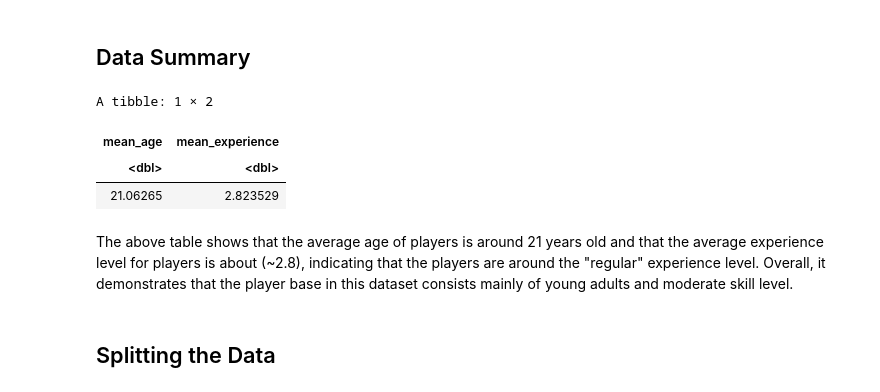
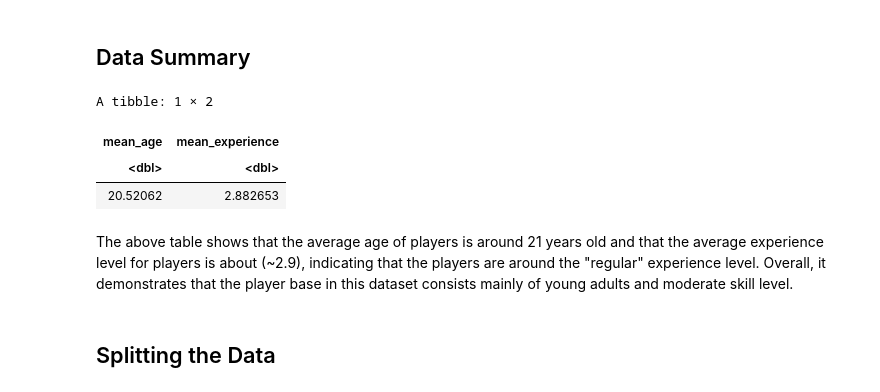
Before and after one commit to kkris72/MineCraft-Data-Science-Project, a Jupyter notebook: MineCraft.ipynb, the cells around one changed output. Cells and saved outputs as stored; diff of their text form; code cells hidden in the pictures.

```diff
--- a/MineCraft.ipynb
+++ b/MineCraft.ipynb
@@ -133,19 +151,19 @@ The bar chart above reveals that there is an imbalance in the dataset, as there
 # %% [markdown]
 ## Data Summary
 # %%
-mean_players <- players_train|>
+mean_players <- players|>
     select(Age, experience_numeric)|>
     summarize(mean_age = mean(Age, na.rm = TRUE),
              mean_experience=mean(experience_numeric, na.rm = TRUE))
 
 mean_players
 # %% [output]
 A tibble: 1 × 2
 | mean_age | mean_experience |
 | <dbl> | <dbl> |
-| 21.06265 | 2.823529 |
+| 20.52062 | 2.882653 |
 # %% [markdown]
-The above table shows that the average age of players is around 21 years old and that the average experience level for players is about (~2.8), indicating that the players are around the "regular" experience level. Overall, it demonstrates that the player base in this dataset consists mainly of young adults and moderate skill level.
+The above table shows that the average age of players is around 21 years old and that the average experience level for players is about (~2.9), indicating that the players are around the "regular" experience level. Overall, it demonstrates that the player base in this dataset consists mainly of young adults and moderate skill level.
 # %% [markdown]
 ## Splitting the Data
 # %%
```
Also changed, not shown: parts of 4 cells of this notebook.
